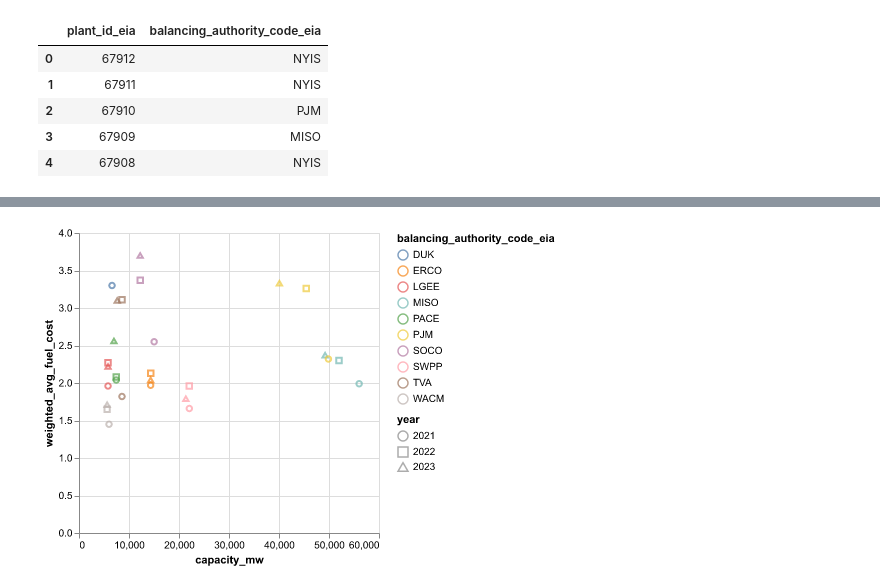
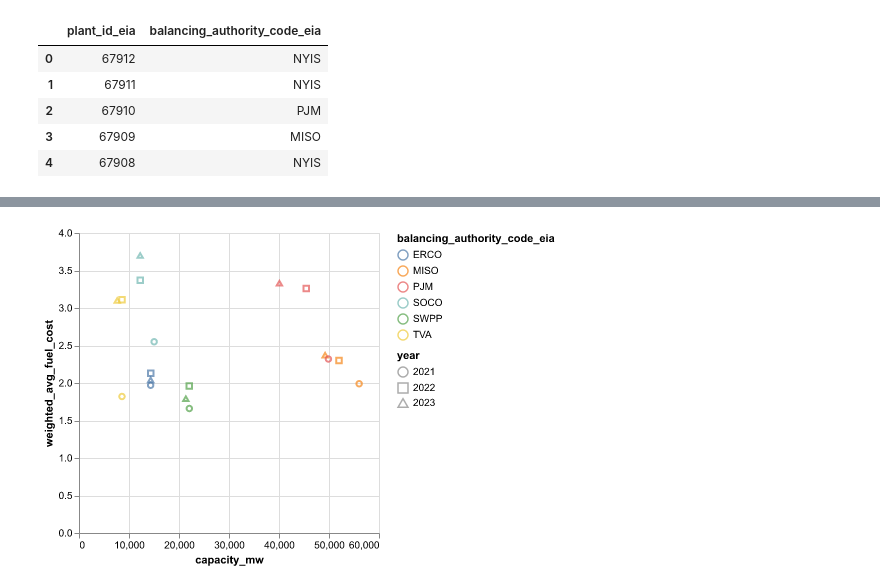
Before and after one commit to gschivley/pudl_examples, a Jupyter notebook: fuel_prices.ipynb, the cells around one changed output, grey strips where cells are left out. Drawn from its saved outputs; the diff is of its cells as text; code cells hidden in the pictures.

Commit message:
Specify generator cols, raise capacity limit to 7500 MW

```diff
--- a/fuel_prices.ipynb
+++ b/fuel_prices.ipynb
@@ -93,11 +92,11 @@ yearly_coal_data_btu
 98 rows × 7 columns
 # %%
-alt.Chart(yearly_coal_data_btu.query("capacity_mw >= 5000")).mark_point().encode(
+alt.Chart(yearly_coal_data_btu.query("capacity_mw >= 7500")).mark_point().encode(
     x="capacity_mw",
     y="weighted_avg_fuel_cost",
     shape="year:N",
     color="balancing_authority_code_eia",
     tooltip=["balancing_authority_code_eia", "year", "fraction_gen_null_fuel_cost", "weighted_avg_fuel_cost"]
 )
 # %% [output]
-[figure, old version]
+[figure, new version]
```
Also changed, not shown: parts of 2 cells of this notebook.
